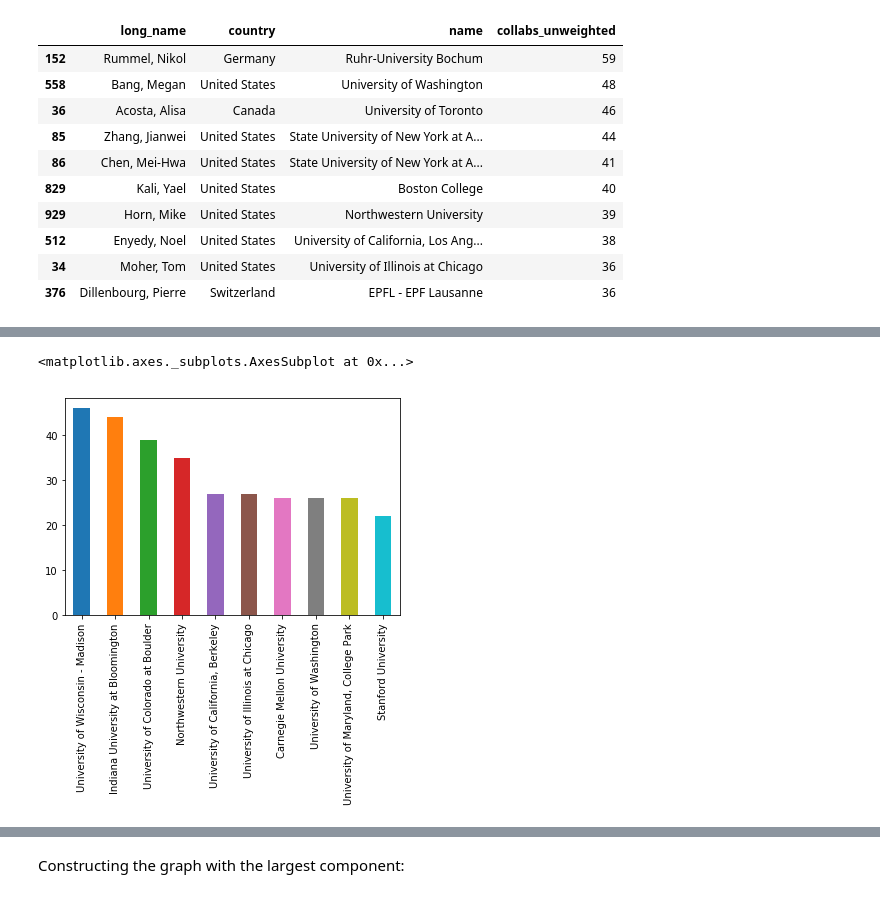
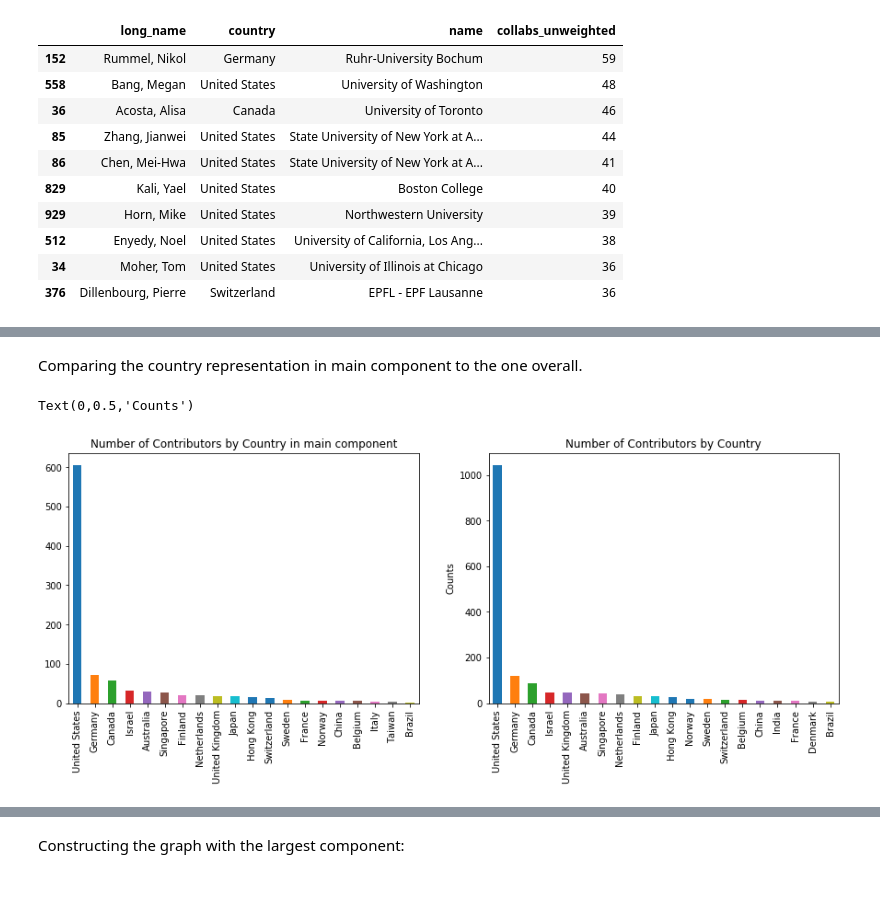
Before and after one commit to nourabassi/semester-project, a Jupyter notebook: Data exploration - Universities & Countries.ipynb, the cells around one changed output, grey strips where cells are left out. Saved outputs shown, nothing was run; the diff lists cells and outputs as text; code cells hidden in the pictures.

```diff
--- a/Data exploration - Universities & Countries.ipynb
+++ b/Data exploration - Universities & Countries.ipynb
@@ -665,5 +648,14 @@ Name: country, dtype: int64
-# %%
-main_component.name.value_counts().head(10).plot(kind='bar')
-# %% [output]
-<matplotlib.axes._subplots.AxesSubplot at 0x...>
-[figure, removed]
+# %% [markdown]
+Comparing the country representation in main component to the one overall.
+# %%
+plt.figure(figsize=(15, 5))
+plt.subplot(121)
+plt.title('Number of Contributors by Country in main component')
+main_component.country.value_counts().head(20).plot(kind='bar')
+plt.subplot(122)
+universities[(~universities.mail.duplicated())].country.value_counts().head(20).plot(kind = 'bar')
+plt.title('Number of Contributors by Country') # as determinded by university affiliation
+plt.ylabel('Counts')
+# %% [output]
+Text(0,0.5,'Counts')
+[figure, added]
```
Also changed, not shown: parts of 56 cells of this notebook, 5 other files.
